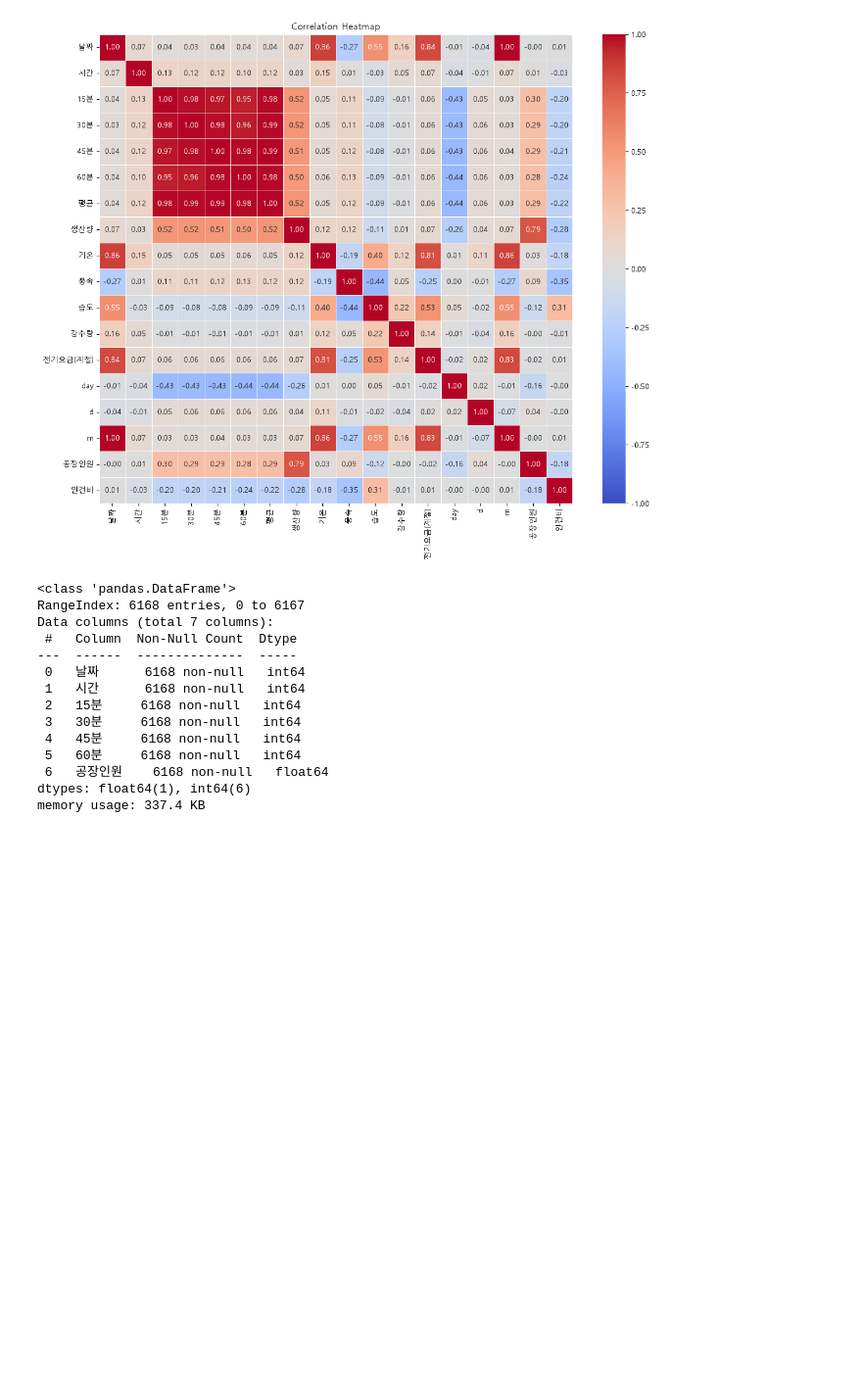
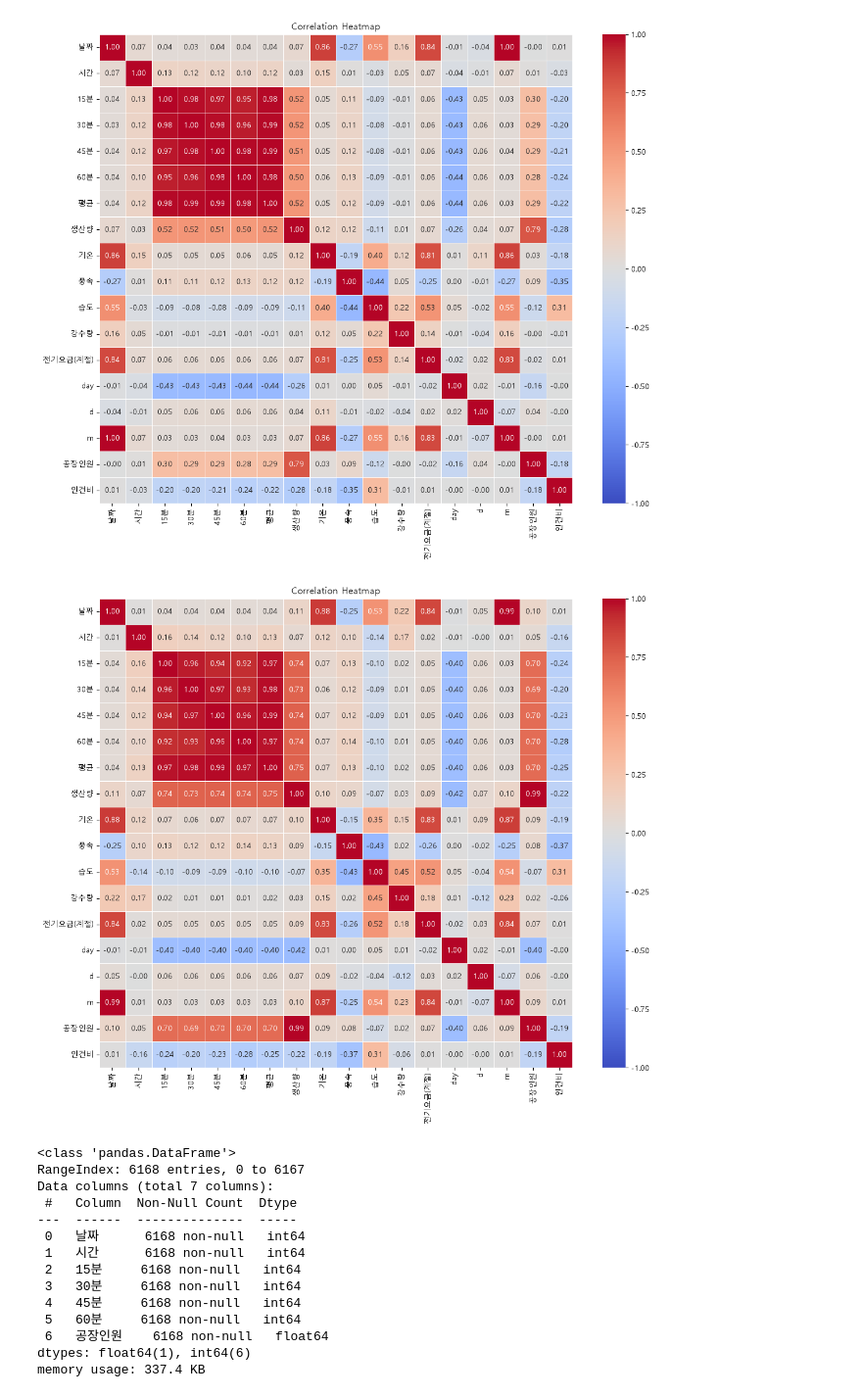
Before and after one commit to Jon-Irenicus/kamp_ai_competition, a Jupyter notebook: preprocessing.ipynb, the cells around one changed output. Shown at 98% size. Drawn from its saved outputs; the diff is of its cells as text; code cells hidden in the pictures; blank space fills up the shorter version.

```diff
--- a/preprocessing.ipynb
+++ b/preprocessing.ipynb
@@ -108,6 +108,29 @@ plt.tight_layout()
 plt.show()
 # %% [output]
 [figure]
+# %%
+dataset_corr = dataset_interpolate.corr(method='spearman')
+
+plt.rcParams['font.family'] = 'Malgun Gothic'
+plt.rcParams['axes.unicode_minus'] = False
+
+plt.figure(figsize=(12, 10))
+
+sns.heatmap(
+    dataset_corr,
+    cmap="coolwarm",
+    vmin=-1,
+    vmax=1,
+    annot=True,
+    fmt=".2f",
+    linewidths=0.5
+)
+
+plt.title("Correlation Heatmap")
+plt.tight_layout()
+plt.show()
+# %% [output]
+[figure, added]
 # %%
 drop_cols = ['평균', '생산량', '기온', '풍속', '습도',
              '강수량', '전기요금(계절)', 'day', 'd', 'm', '인건비']
```
Also changed, not shown: parts of 2 cells of this notebook, 3 other files.
